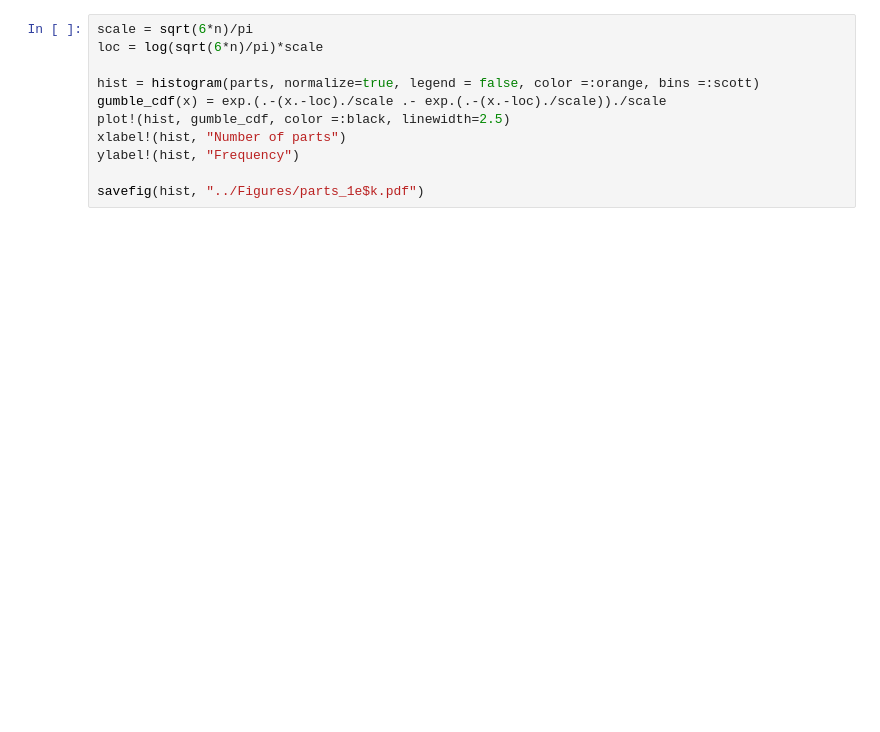
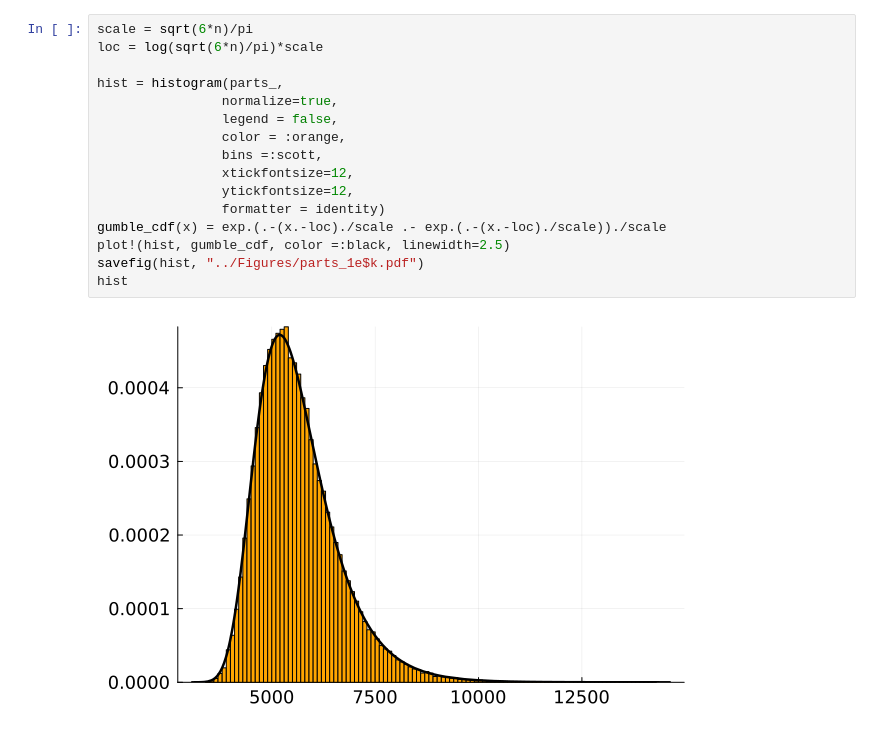
Before and after one commit to Michael-Howes/BurnsideProcess, a Jupyter notebook: Examples/partitions_examples.ipynb, the cells around one changed output. Drawn from its saved outputs; the diff is of its cells as text; blank space fills up the shorter version.

```diff
--- a/Examples/partitions_examples.ipynb
+++ b/Examples/partitions_examples.ipynb
@@ -55,11 +137,18 @@ savefig(hist, "../Figures/ones_1e$k.pdf")
 # %%
 scale = sqrt(6*n)/pi
 loc = log(sqrt(6*n)/pi)*scale
 
-hist = histogram(parts, normalize=true, legend = false, color =:orange, bins =:scott)
+hist = histogram(parts_,
+                normalize=true,
+                legend = false,
+                color = :orange,
+                bins =:scott,
+                xtickfontsize=12,
+                ytickfontsize=12,
+                formatter = identity)
 gumble_cdf(x) = exp.(.-(x.-loc)./scale .- exp.(.-(x.-loc)./scale))./scale
 plot!(hist, gumble_cdf, color =:black, linewidth=2.5)
-xlabel!(hist, "Number of parts")
-ylabel!(hist, "Frequency")
-
 savefig(hist, "../Figures/parts_1e$k.pdf")
+hist
+# %% [output]
+[figure, added]
```
Also changed, not shown: parts of 8 cells of this notebook, 4 other files.
